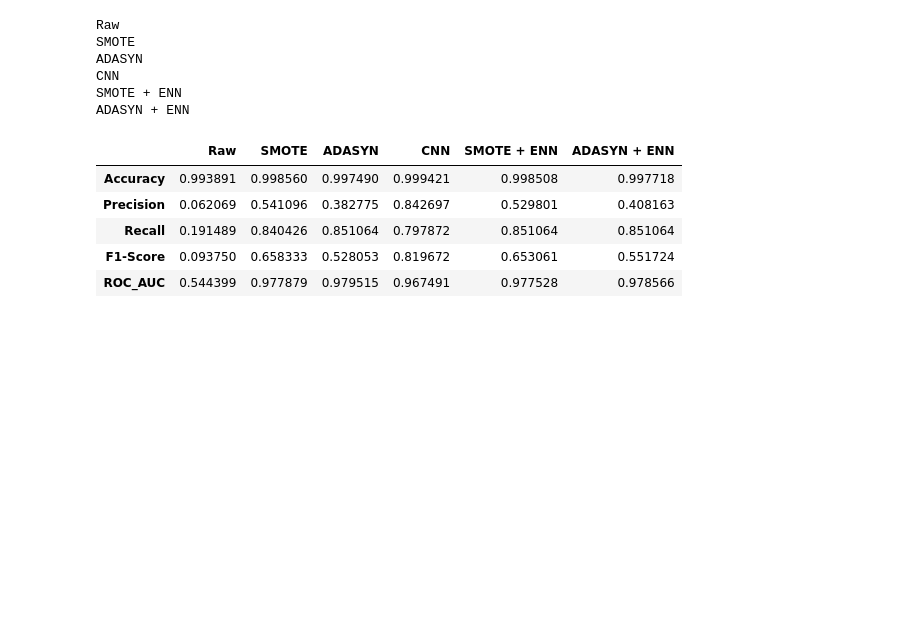
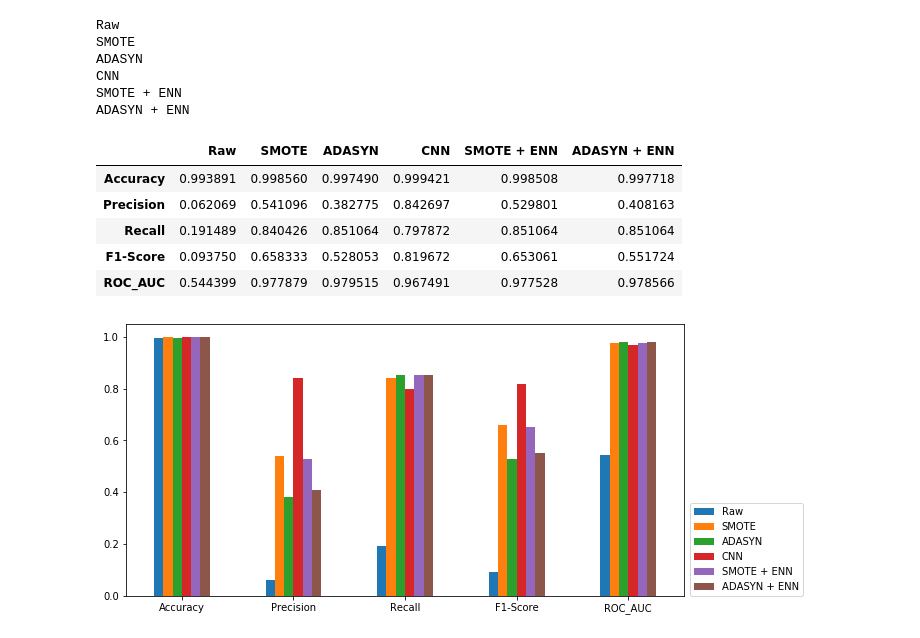
Before and after one commit to EnaJeong/kdigital-imbalanced-data-classification, a Jupyter notebook: Classification_LightGBM.ipynb, the cells around one changed output. Saved outputs shown, nothing was run; the diff lists cells and outputs as text; code cells hidden in the pictures; blank space fills up the shorter version.

```diff
--- a/Classification_LightGBM.ipynb
+++ b/Classification_LightGBM.ipynb
@@ -122,7 +129,7 @@ CNN
 SMOTE + ENN
 ADASYN + ENN
 # %%
-df_goss = pd.DataFramee(data_dict_param, index = cols)
+df_goss = pd.DataFrame(data_dict_param, index = cols)
 df_goss
 # %% [output]
 |  | Raw | SMOTE | ADASYN | CNN | SMOTE + ENN | ADASYN + ENN |
@@ -131,3 +138,10 @@ df_goss
 | Recall | 0.191489 | 0.840426 | 0.851064 | 0.797872 | 0.851064 | 0.851064 |
 | F1-Score | 0.093750 | 0.658333 | 0.528053 | 0.819672 | 0.653061 | 0.551724 |
 | ROC_AUC | 0.544399 | 0.977879 | 0.979515 | 0.967491 | 0.977528 | 0.978566 |
+# %%
+df_goss.plot(kind='bar', figsize = (10, 5))
+plt.legend(loc=(1.01, 0.))
+plt.xticks(rotation = 0)
+plt.show()
+# %% [output]
+[figure, added]
```
Also changed, not shown: parts of 1 cell of this notebook.
